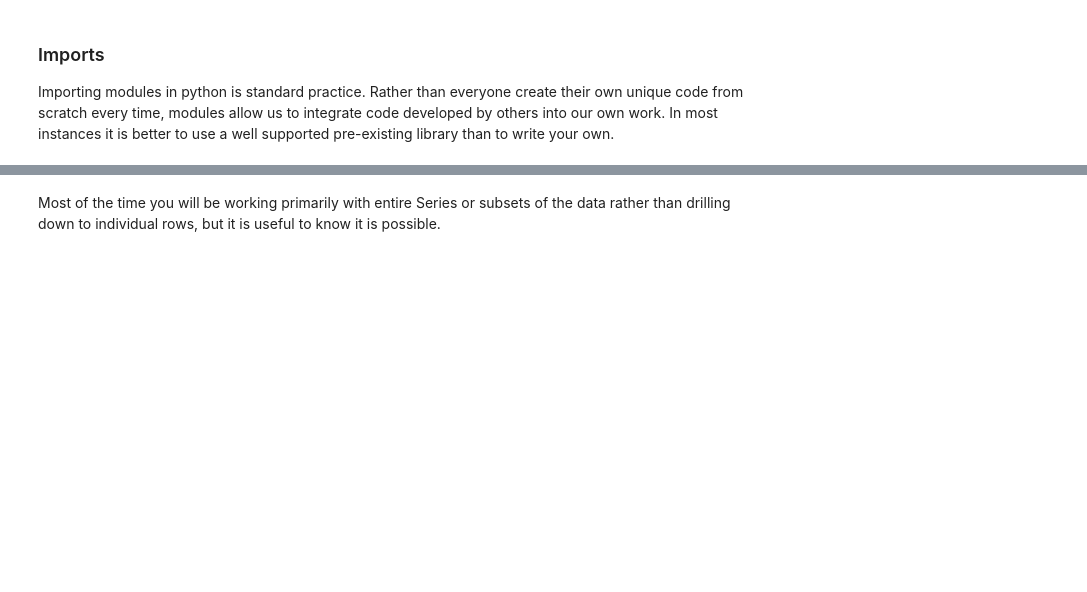
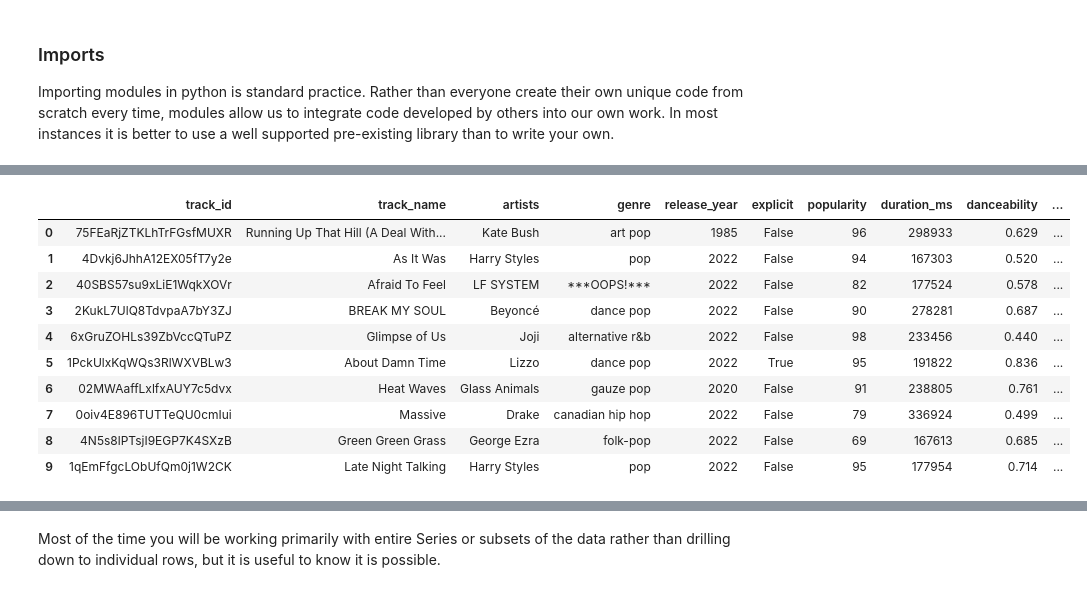
Before and after one commit to Minyall/sc207_materials, a Jupyter notebook: 4-5_pandas/3 - Data Exploration with Pandas-full.ipynb, the cells around one changed output, grey strips where cells are left out. Saved outputs shown, nothing was run; the diff lists cells and outputs as text; code cells hidden in the pictures; blank space fills up the shorter version.

```diff
--- a/4-5_pandas/3 - Data Exploration with Pandas-full.ipynb
+++ b/4-5_pandas/3 - Data Exploration with Pandas-full.ipynb
@@ -66,6 +51,7 @@ Whilst you're still learning it is best to just keep all relevant files in the s
 # %%
 filename = 'spotify_top_songs.csv'
 # %%
-# load your saved data as variable df, short for DataFrame
+# load your saved data as variable songs_df, df being short for DataFrame
 
-df = pd.read_csv(filename)
+songs_df = pd.read_csv(filename)
+type(songs_df)
@@ -100,0 +90,16 @@ df.columns
+# %%
+# You can specify the number of rows to return
+
+songs_df.head(10)
+# %% [output]
+|  | track_id | track_name | artists | genre | release_year | explicit | popularity | duration_ms | danceability | ... |
+| 0 | 75FEaRjZTKLhTrFGsfMUXR | Running Up That Hill (A Deal With... | Kate Bush | art pop | 1985 | False | 96 | 298933 | 0.629 | ... |
+| 1 | 4Dvkj6JhhA12EX05fT7y2e | As It Was | Harry Styles | pop | 2022 | False | 94 | 167303 | 0.520 | ... |
+| 2 | 40SBS57su9xLiE1WqkXOVr | Afraid To Feel | LF SYSTEM | ***OOPS!*** | 2022 | False | 82 | 177524 | 0.578 | ... |
+| 3 | 2KukL7UlQ8TdvpaA7bY3ZJ | BREAK MY SOUL | Beyoncé | dance pop | 2022 | False | 90 | 278281 | 0.687 | ... |
+| 4 | 6xGruZOHLs39ZbVccQTuPZ | Glimpse of Us | Joji | alternative r&b | 2022 | False | 98 | 233456 | 0.440 | ... |
+| 5 | 1PckUlxKqWQs3RlWXVBLw3 | About Damn Time | Lizzo | dance pop | 2022 | True | 95 | 191822 | 0.836 | ... |
+| 6 | 02MWAaffLxlfxAUY7c5dvx | Heat Waves | Glass Animals | gauze pop | 2020 | False | 91 | 238805 | 0.761 | ... |
+| 7 | 0oiv4E896TUTTeQU0cmIui | Massive | Drake | canadian hip hop | 2022 | False | 79 | 336924 | 0.499 | ... |
+| 8 | 4N5s8lPTsjI9EGP7K4SXzB | Green Green Grass | George Ezra | folk-pop | 2022 | False | 69 | 167613 | 0.685 | ... |
+| 9 | 1qEmFfgcLObUfQm0j1W2CK | Late Night Talking | Harry Styles | pop | 2022 | False | 95 | 177954 | 0.714 | ... |
```
Also changed, not shown: parts of 32 cells of this notebook.
